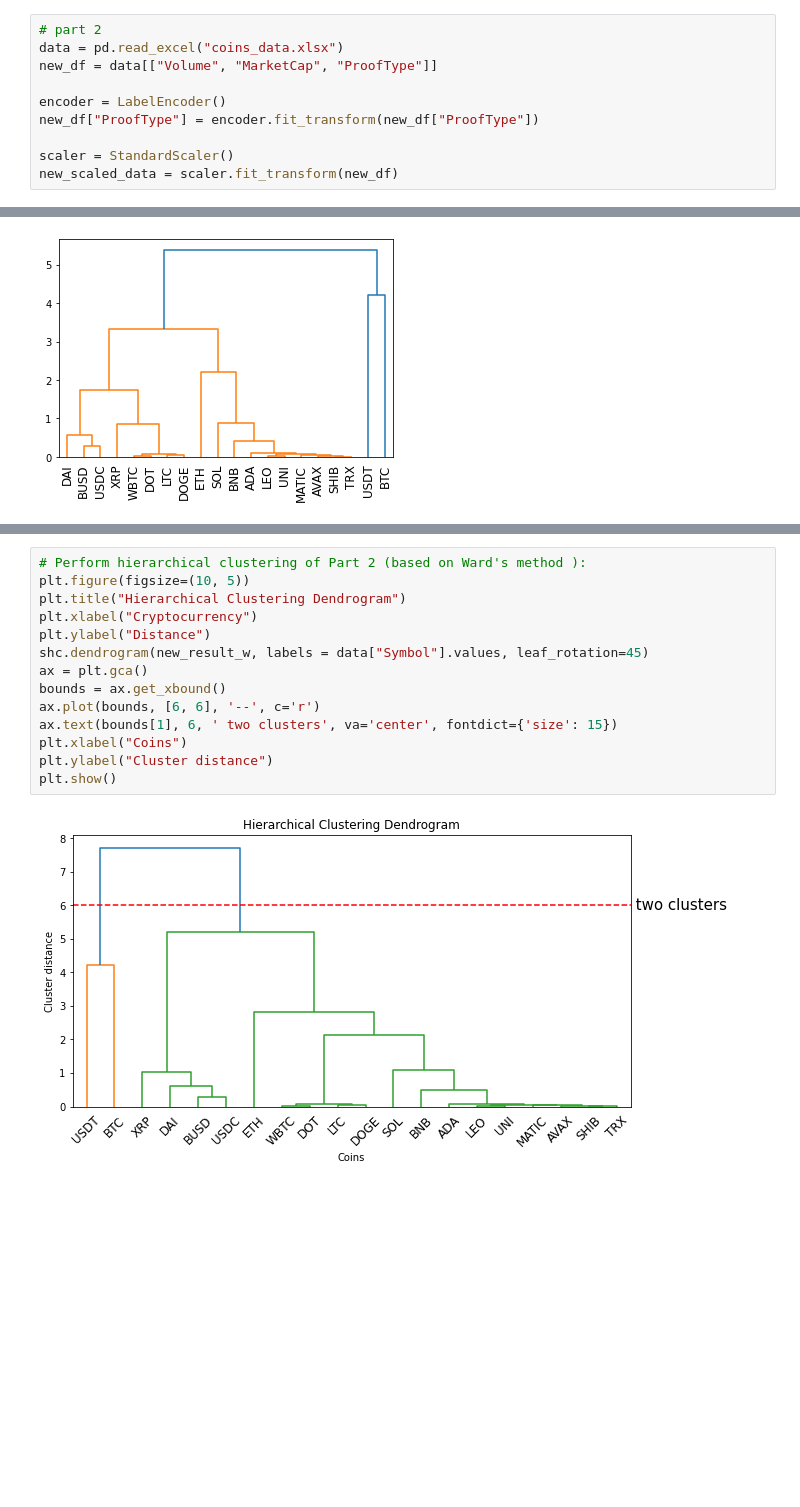
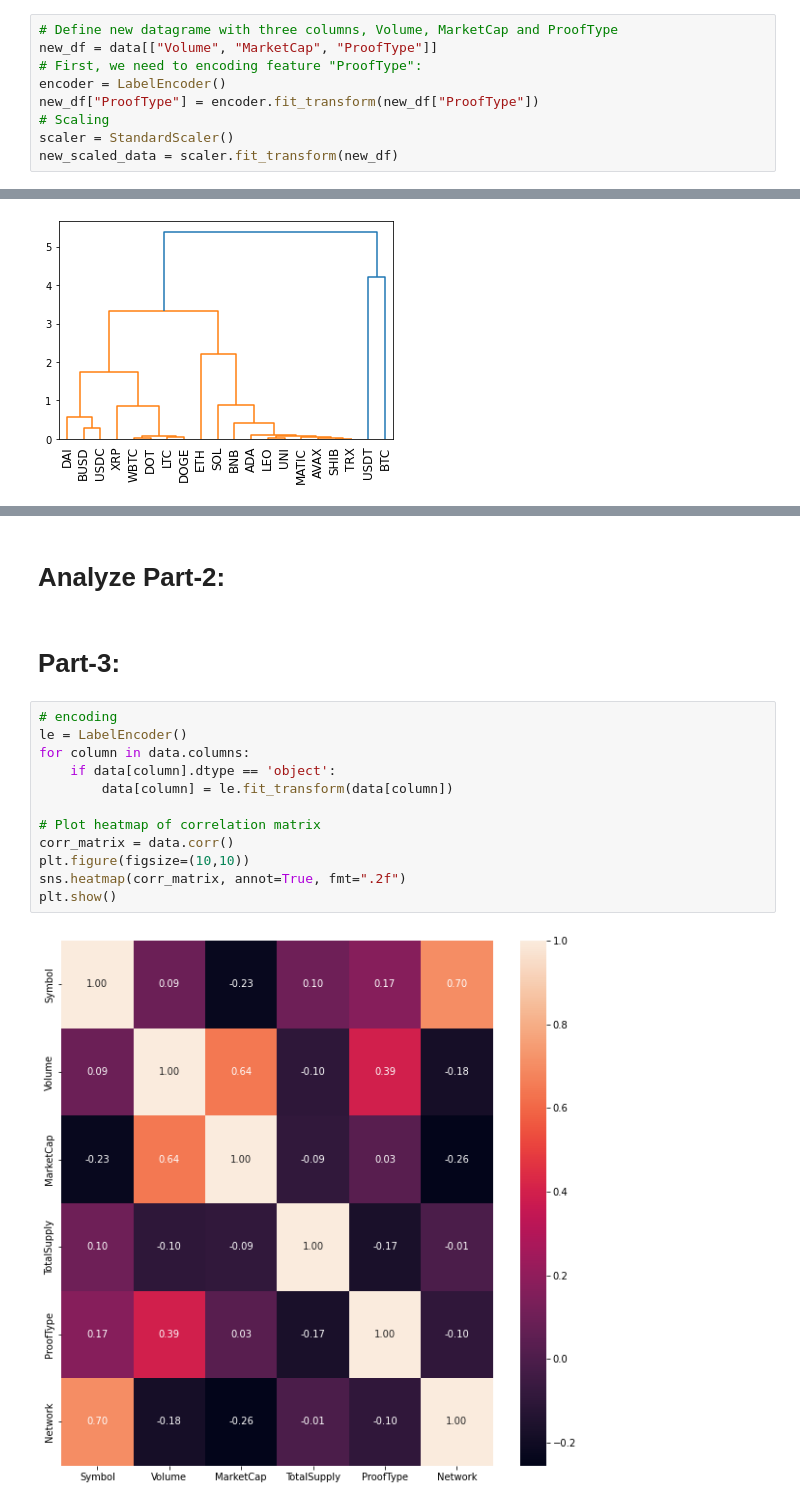
Before and after one commit to arian-rad/Quera-DataScience_bootcamp_Project1-Phase2, a Jupyter notebook: question2.ipynb, the cells around one changed output, grey strips where cells are left out. Cells and saved outputs as stored; diff of their text form; blank space fills up the shorter version.

```diff
--- a/question2.ipynb
+++ b/question2.ipynb
@@ -39,10 +71,9 @@ plt.show()
 # %%
-# part 2
-data = pd.read_excel("coins_data.xlsx")
+# Define new datagrame with three columns, Volume, MarketCap and ProofType
 new_df = data[["Volume", "MarketCap", "ProofType"]]
-
+# First, we need to encoding feature "ProofType":
 encoder = LabelEncoder()
 new_df["ProofType"] = encoder.fit_transform(new_df["ProofType"])
-
+# Scaling
 scaler = StandardScaler()
 new_scaled_data = scaler.fit_transform(new_df)
@@ -88,16 +129,18 @@ plt.show()
-# %%
-# Perform hierarchical clustering of Part 2 (based on Ward's method ):
-plt.figure(figsize=(10, 5))
-plt.title("Hierarchical Clustering Dendrogram")
-plt.xlabel("Cryptocurrency")
-plt.ylabel("Distance")
-shc.dendrogram(new_result_w, labels = data["Symbol"].values, leaf_rotation=45)
-ax = plt.gca()
-bounds = ax.get_xbound()
-ax.plot(bounds, [6, 6], '--', c='r')
-ax.text(bounds[1], 6, ' two clusters', va='center', fontdict={'size': 15})
-plt.xlabel("Coins")
-plt.ylabel("Cluster distance")
-plt.show()
-# %% [output]
-[figure, removed]
+# %% [markdown]
+# Analyze Part-2:
+# %% [markdown]
+# Part-3:
+# %%
+# encoding
+le = LabelEncoder()
+for column in data.columns:
+    if data[column].dtype == 'object':
+        data[column] = le.fit_transform(data[column])
+
+# Plot heatmap of correlation matrix
+corr_matrix = data.corr()
+plt.figure(figsize=(10,10))
+sns.heatmap(corr_matrix, annot=True, fmt=".2f")
+plt.show()
+# %% [output]
+[figure, added]
```
Also changed, not shown: parts of 19 cells of this notebook.
